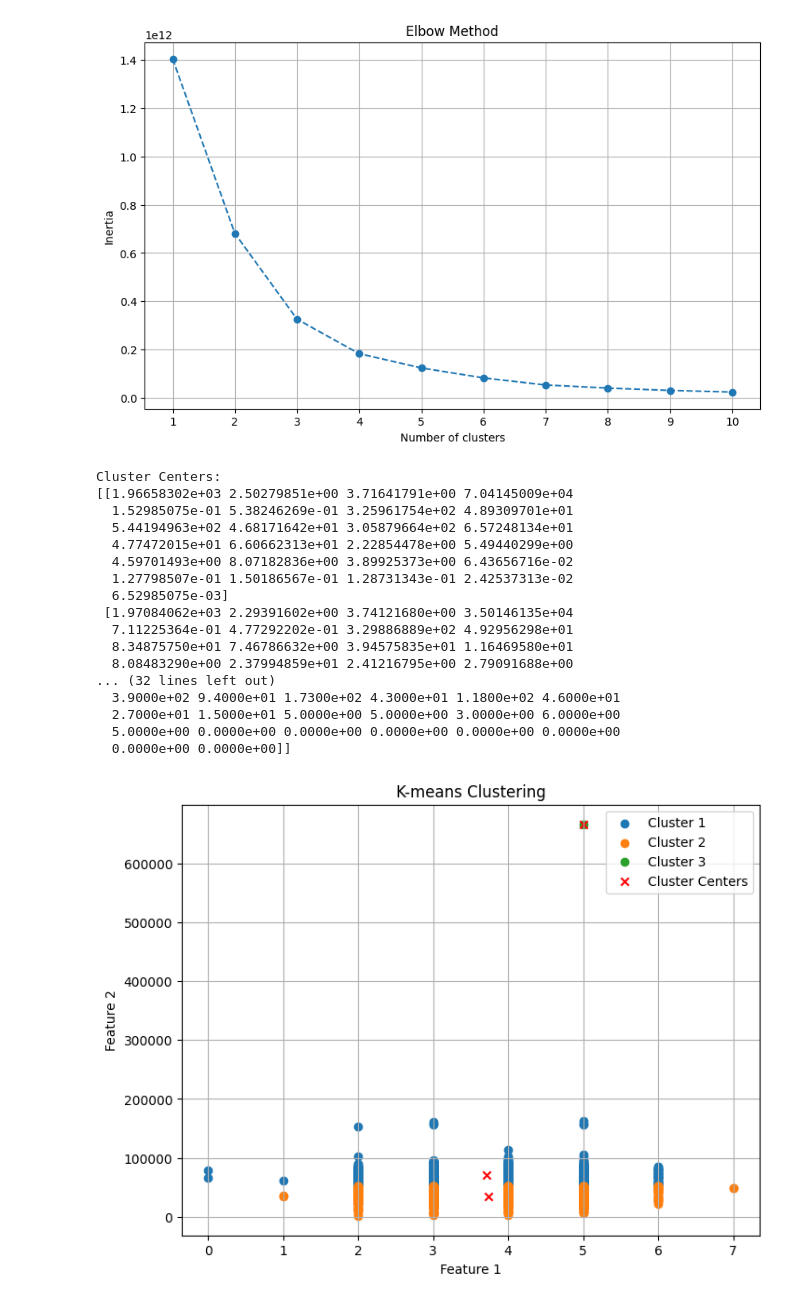
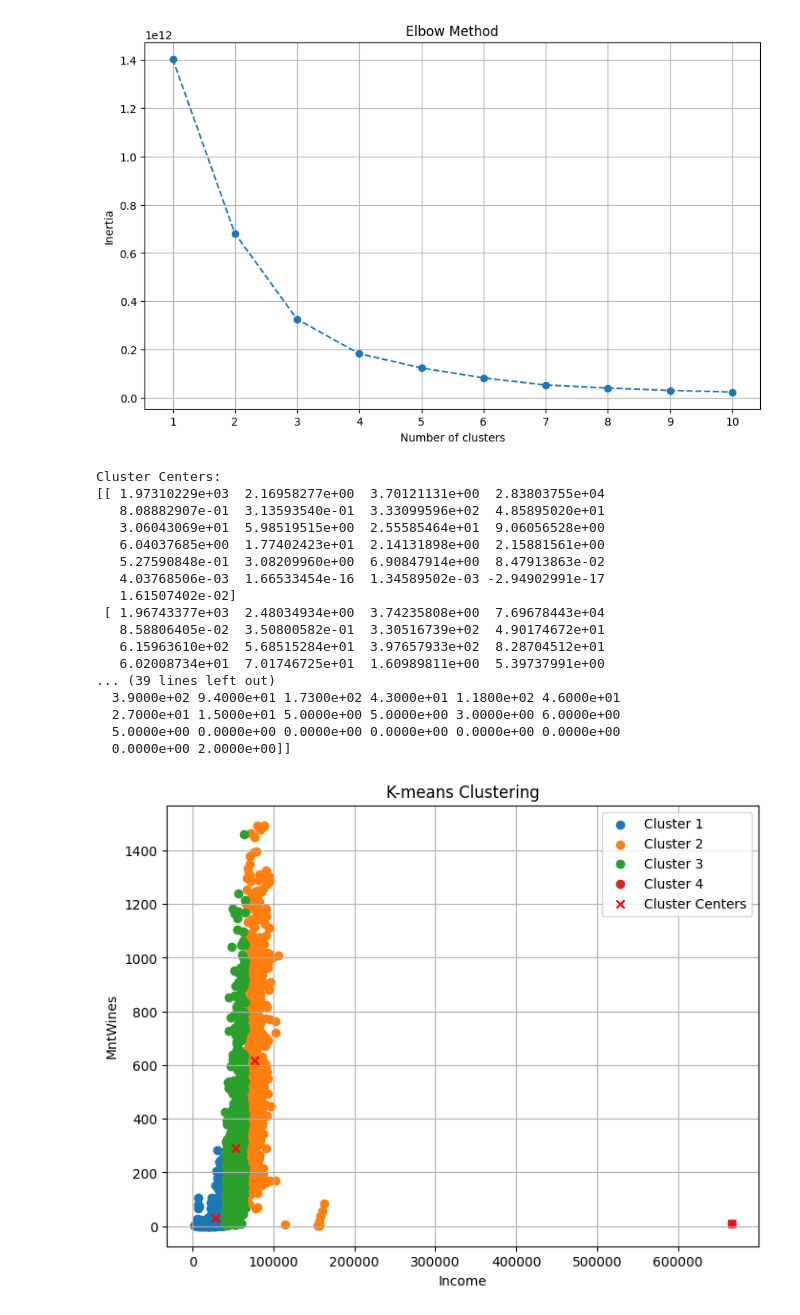
Before and after one commit to brother-beep/Kaggle-works, a Jupyter notebook: market-campaign-analysis.ipynb, the cells around one changed output. Drawn from its saved outputs; the diff is of its cells as text; code cells hidden in the pictures.

```diff
--- a/market-campaign-analysis.ipynb
+++ b/market-campaign-analysis.ipynb
@@ -588,7 +588,7 @@ plt.show()
 from sklearn.cluster import KMeans
 import numpy as np
 
-n_clusters = 3
+n_clusters = 4
 kmeans = KMeans(n_clusters=n_clusters, random_state=42)
 
 # Fit K-means clustering on the dataset
@@ -612,49 +612,49 @@ print("Clustered Data:")
 print(clustered_data[:5])
 # %% [output]
 Cluster Centers:
-[[1.96658302e+03 2.50279851e+00 3.71641791e+00 7.04145009e+04
-  1.52985075e-01 5.38246269e-01 3.25961754e+02 4.89309701e+01
-  5.44194963e+02 4.68171642e+01 3.05879664e+02 6.57248134e+01
-  4.77472015e+01 6.60662313e+01 2.22854478e+00 5.49440299e+00
-  4.59701493e+00 8.07182836e+00 3.89925373e+00 6.43656716e-02
-  1.27798507e-01 1.50186567e-01 1.28731343e-01 2.42537313e-02
-  6.52985075e-03]
- [1.97084062e+03 2.29391602e+00 3.74121680e+00 3.50146135e+04
-  7.11225364e-01 4.77292202e-01 3.29886889e+02 4.92956298e+01
-  8.34875750e+01 7.46786632e+00 3.94575835e+01 1.16469580e+01
-  8.08483290e+00 2.37994859e+01 2.41216795e+00 2.79091688e+00
-... (32 lines left out)
+[[ 1.97310229e+03  2.16958277e+00  3.70121131e+00  2.83803755e+04
+   8.08882907e-01  3.13593540e-01  3.33099596e+02  4.85895020e+01
+   3.06043069e+01  5.98519515e+00  2.55585464e+01  9.06056528e+00
+   6.04037685e+00  1.77402423e+01  2.14131898e+00  2.15881561e+00
+   5.27590848e-01  3.08209960e+00  6.90847914e+00  8.47913863e-02
+   4.03768506e-03  1.66533454e-16  1.34589502e-03 -2.94902991e-17
+   1.61507402e-02]
+ [ 1.96743377e+03  2.48034934e+00  3.74235808e+00  7.69678443e+04
+   8.58806405e-02  3.50800582e-01  3.30516739e+02  4.90174672e+01
+   6.15963610e+02  5.68515284e+01  3.97657933e+02  8.28704512e+01
+   6.02008734e+01  7.01746725e+01  1.60989811e+00  5.39737991e+00
+... (39 lines left out)
   3.9000e+02 9.4000e+01 1.7300e+02 4.3000e+01 1.1800e+02 4.6000e+01
   2.7000e+01 1.5000e+01 5.0000e+00 5.0000e+00 3.0000e+00 6.0000e+00
   5.0000e+00 0.0000e+00 0.0000e+00 0.0000e+00 0.0000e+00 0.0000e+00
-  0.0000e+00 0.0000e+00]]
+  0.0000e+00 2.0000e+00]]
 # %%
 import matplotlib.pyplot as plt
 
 # Plotting the clusters
 plt.figure(figsize=(8, 6))
 
 # Iterate through each cluster and plot its data points
 for cluster_id in range(n_clusters):
     # Select data points belonging to the current cluster
     cluster_data = X[cluster_labels == cluster_id]
 
     # Plot the data points for the current cluster
-    plt.scatter(cluster_data.iloc[:, 2], cluster_data.iloc[:, 3], label=f'Cluster {cluster_id + 1}')
+    plt.scatter(cluster_data.iloc[:, 3], cluster_data.iloc[:, 8], label=f'Cluster {cluster_id + 1}')
 
 # Plotting the cluster centers
-plt.scatter(cluster_centers[:, 2], cluster_centers[:, 3], marker='x', color='red', label='Cluster Centers')
+plt.scatter(cluster_centers[:, 3], cluster_centers[:, 8], marker='x', color='red', label='Cluster Centers')
 
 # Add labels and title
-plt.xlabel('Feature 1')
-plt.ylabel('Feature 2')
+plt.xlabel('Income')
+plt.ylabel('MntWines')
 plt.title('K-means Clustering')
 
 # Add legend
 plt.legend()
 
 # Show the plot
 plt.grid(True)
 plt.show()
 # %% [output]
-[figure, old version]
+[figure, new version]
```
Also changed, not shown: parts of 1 cell of this notebook.
